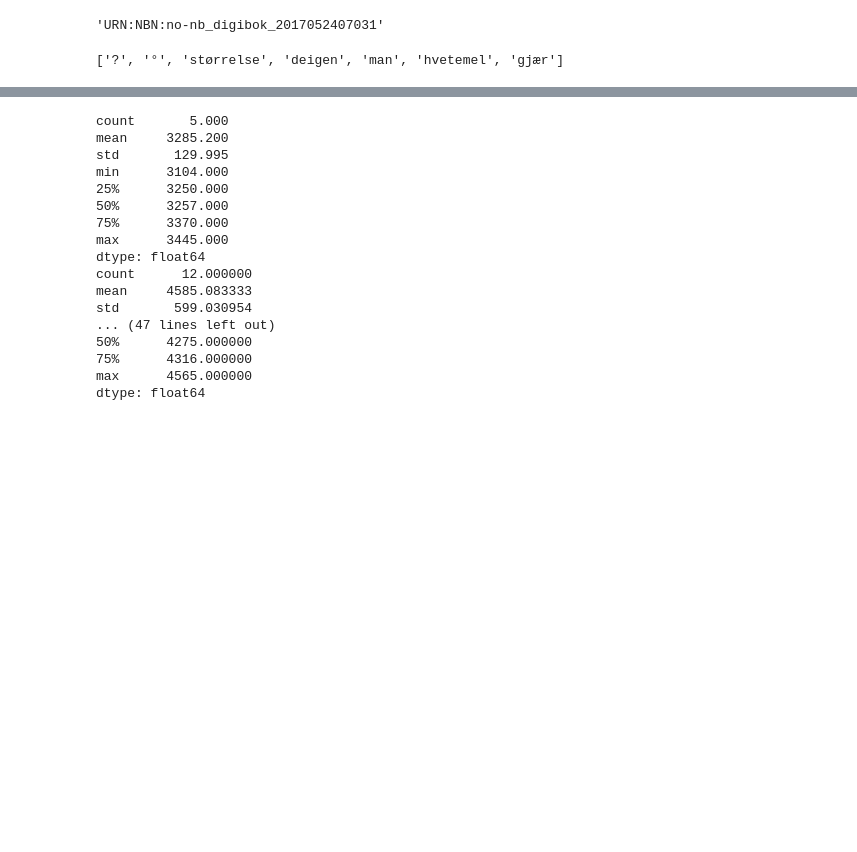
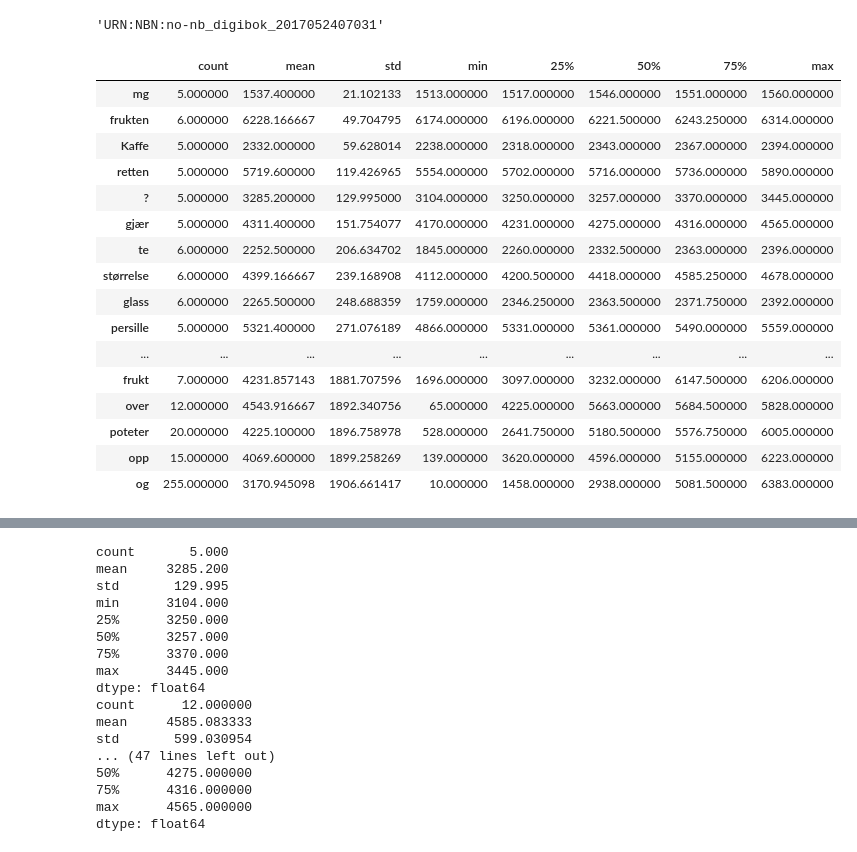
Before and after one commit to Yoonsen/Qualico2023, a Jupyter notebook: distance.ipynb, the cells around one changed output, grey strips where cells are left out. Cells and saved outputs as stored; diff of their text form; code cells hidden in the pictures; blank space fills up the shorter version.

```diff
--- a/distance.ipynb
+++ b/distance.ipynb
@@ -24,8 +24,36 @@ indexed = [(i,e) for i,e in enumerate(a)]
 # %%
 ip = {e: pd.Series([i for (i,el) in indexed if e == el]).describe() for e in set(a)}
 # %%
-def check_book(a, ip, meanpos, stds, counts):
-    length = len(a)
-    [e for e in ip if length/2 <= ip[e]['mean'] <= length*3/4 and ip[e]['std'] <= length/10 and ip[e]['count'] >=5]
+def check_book(a, ip, devs, stds, counts):
+    bits = len(a)/100
+    mid = len(a)/2
+    words = [e for e in ip if mid-devs*bits <= ip[e]['mean'] <= mid+devs*bits and ip[e]['std'] <= stds*bits and ip[e]['count'] >=counts ]
+
+    return pd.concat([pd.DataFrame(ip[x], columns=[x]) for x in words], axis = 1).transpose()
+
+def check_std(a, ip, stds, counts):
+    bits = len(a)/100
+    mid = len(a)/2
+    words = [e for e in ip if  ip[e]['std'] <= stds*bits and ip[e]['count'] >=counts ]
+
+    return pd.concat([pd.DataFrame(ip[x], columns=[x]) for x in words], axis = 1).transpose()
-# %% [output]
-['?', '°', 'størrelse', 'deigen', 'man', 'hvetemel', 'gjær']
+# %%
+check_std(a, ip, 30, 5 ).sort_values(by='std').style
+# %% [output]
+|  | count | mean | std | min | 25% | 50% | 75% | max |
+| mg | 5.000000 | 1537.400000 | 21.102133 | 1513.000000 | 1517.000000 | 1546.000000 | 1551.000000 | 1560.000000 |
+| frukten | 6.000000 | 6228.166667 | 49.704795 | 6174.000000 | 6196.000000 | 6221.500000 | 6243.250000 | 6314.000000 |
+| Kaffe | 5.000000 | 2332.000000 | 59.628014 | 2238.000000 | 2318.000000 | 2343.000000 | 2367.000000 | 2394.000000 |
+| retten | 5.000000 | 5719.600000 | 119.426965 | 5554.000000 | 5702.000000 | 5716.000000 | 5736.000000 | 5890.000000 |
+| ? | 5.000000 | 3285.200000 | 129.995000 | 3104.000000 | 3250.000000 | 3257.000000 | 3370.000000 | 3445.000000 |
+| gjær | 5.000000 | 4311.400000 | 151.754077 | 4170.000000 | 4231.000000 | 4275.000000 | 4316.000000 | 4565.000000 |
+| te | 6.000000 | 2252.500000 | 206.634702 | 1845.000000 | 2260.000000 | 2332.500000 | 2363.000000 | 2396.000000 |
+| størrelse | 6.000000 | 4399.166667 | 239.168908 | 4112.000000 | 4200.500000 | 4418.000000 | 4585.250000 | 4678.000000 |
+| glass | 6.000000 | 2265.500000 | 248.688359 | 1759.000000 | 2346.250000 | 2363.500000 | 2371.750000 | 2392.000000 |
+| persille | 5.000000 | 5321.400000 | 271.076189 | 4866.000000 | 5331.000000 | 5361.000000 | 5490.000000 | 5559.000000 |
+| ... | ... | ... | ... | ... | ... | ... | ... | ... |
+| frukt | 7.000000 | 4231.857143 | 1881.707596 | 1696.000000 | 3097.000000 | 3232.000000 | 6147.500000 | 6206.000000 |
+| over | 12.000000 | 4543.916667 | 1892.340756 | 65.000000 | 4225.000000 | 5663.000000 | 5684.500000 | 5828.000000 |
+| poteter | 20.000000 | 4225.100000 | 1896.758978 | 528.000000 | 2641.750000 | 5180.500000 | 5576.750000 | 6005.000000 |
+| opp | 15.000000 | 4069.600000 | 1899.258269 | 139.000000 | 3620.000000 | 4596.000000 | 5155.000000 | 6223.000000 |
+| og | 255.000000 | 3170.945098 | 1906.661417 | 10.000000 | 1458.000000 | 2938.000000 | 5081.500000 | 6383.000000 |
```
Also changed, not shown: parts of 1 cell of this notebook.
